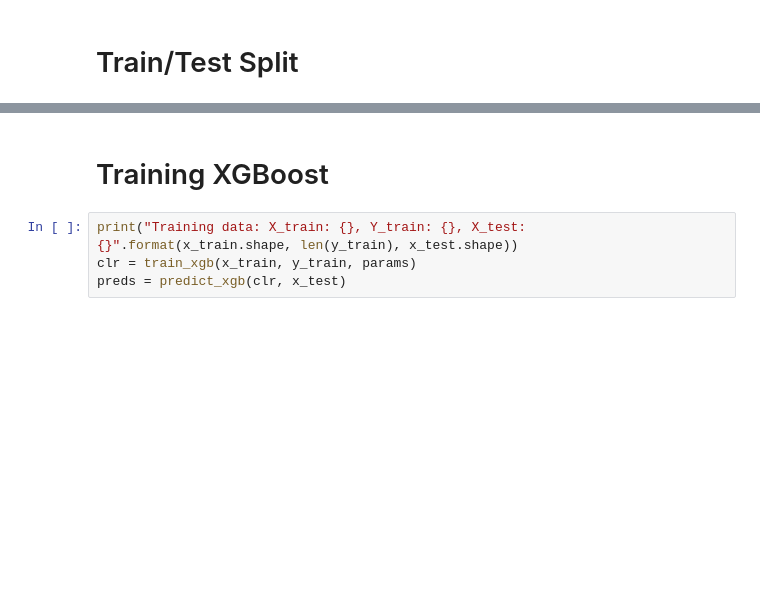
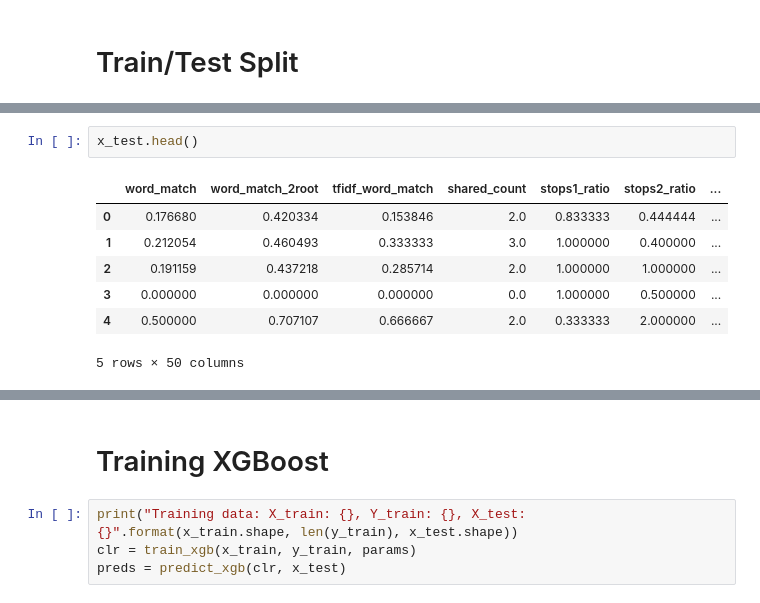
Before and after one commit to wernerchao/quora-duplicate, a Jupyter notebook: xgb_jaccard_magic.ipynb, the cells around one changed output, grey strips where cells are left out. Drawn from its saved outputs; the diff is of its cells as text; blank space fills up the shorter version.

```diff
--- a/xgb_jaccard_magic.ipynb
+++ b/xgb_jaccard_magic.ipynb
@@ -247,0 +258,10 @@ Wall time: 1.94 s
+# %%
+x_test.head()
+# %% [output]
+|  | word_match | word_match_2root | tfidf_word_match | shared_count | stops1_ratio | stops2_ratio | ... |
+| 0 | 0.176680 | 0.420334 | 0.153846 | 2.0 | 0.833333 | 0.444444 | ... |
+| 1 | 0.212054 | 0.460493 | 0.333333 | 3.0 | 1.000000 | 0.400000 | ... |
+| 2 | 0.191159 | 0.437218 | 0.285714 | 2.0 | 1.000000 | 1.000000 | ... |
+| 3 | 0.000000 | 0.000000 | 0.000000 | 0.0 | 1.000000 | 0.500000 | ... |
+| 4 | 0.500000 | 0.707107 | 0.666667 | 2.0 | 0.333333 | 2.000000 | ... |
+5 rows × 50 columns
```
Also changed, not shown: parts of 9 cells of this notebook, 8 other files.
